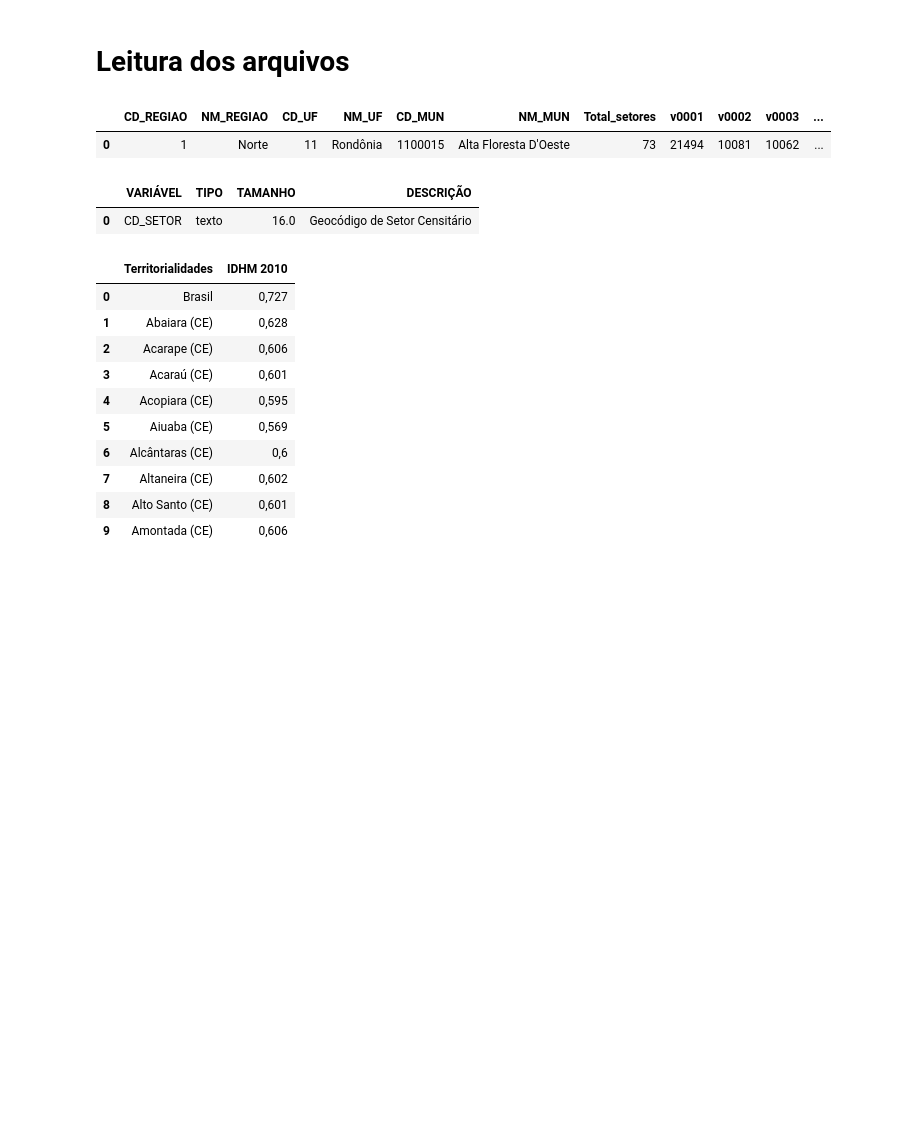
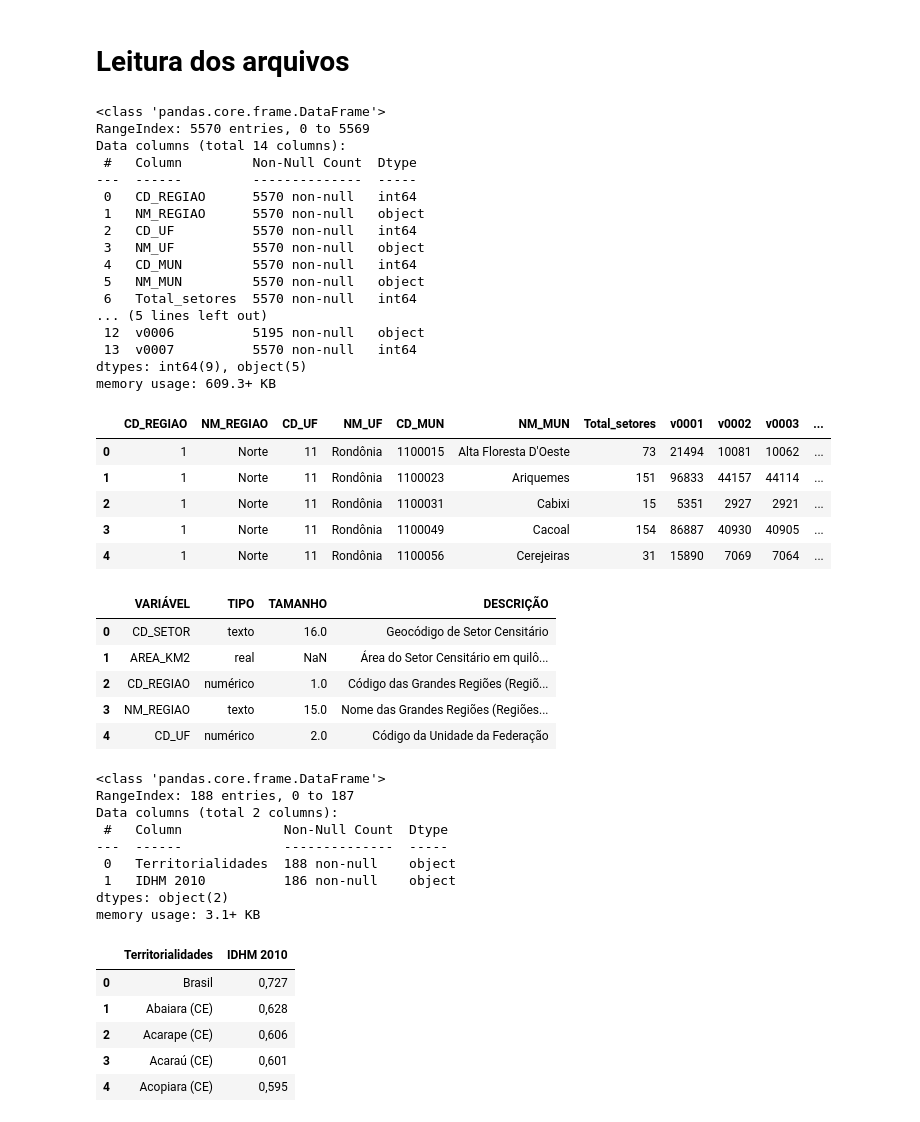
Before and after one commit to JoaoLucas23/BDG, a Jupyter notebook: tratamento_de_dados.ipynb, the cells around one changed output. Cells and saved outputs as stored; diff of their text form; code cells hidden in the pictures; blank space fills up the shorter version.

Commit message:
data exploeation

```diff
--- a/tratamento_de_dados.ipynb
+++ b/tratamento_de_dados.ipynb
@@ -5,30 +5,61 @@ import os
 # Leitura dos arquivos
 # %%
 df_censo = pd.read_csv('./dados/censo.csv', header=0, sep=';')
-df_censo.head(1)
+df_censo.info()
+df_censo.head(5)
 # %% [output]
+<class 'pandas.core.frame.DataFrame'>
+RangeIndex: 5570 entries, 0 to 5569
+Data columns (total 14 columns):
+ #   Column         Non-Null Count  Dtype
+---  ------         --------------  -----
+ 0   CD_REGIAO      5570 non-null   int64
+ 1   NM_REGIAO      5570 non-null   object
+ 2   CD_UF          5570 non-null   int64
+ 3   NM_UF          5570 non-null   object
+ 4   CD_MUN         5570 non-null   int64
+ 5   NM_MUN         5570 non-null   object
+ 6   Total_setores  5570 non-null   int64
+... (5 lines left out)
+ 12  v0006          5195 non-null   object
+ 13  v0007          5570 non-null   int64
+dtypes: int64(9), object(5)
+memory usage: 609.3+ KB
 |  | CD_REGIAO | NM_REGIAO | CD_UF | NM_UF | CD_MUN | NM_MUN | Total_setores | v0001 | v0002 | v0003 | ... |
 | 0 | 1 | Norte | 11 | Rondônia | 1100015 | Alta Floresta D'Oeste | 73 | 21494 | 10081 | 10062 | ... |
+| 1 | 1 | Norte | 11 | Rondônia | 1100023 | Ariquemes | 151 | 96833 | 44157 | 44114 | ... |
+| 2 | 1 | Norte | 11 | Rondônia | 1100031 | Cabixi | 15 | 5351 | 2927 | 2921 | ... |
+| 3 | 1 | Norte | 11 | Rondônia | 1100049 | Cacoal | 154 | 86887 | 40930 | 40905 | ... |
+| 4 | 1 | Norte | 11 | Rondônia | 1100056 | Cerejeiras | 31 | 15890 | 7069 | 7064 | ... |
 # %%
 df_dicionario = pd.read_csv('./dados/dicionario_censo_1.csv')
-df_dicionario.head(1)
+df_dicionario.head(5)
 # %% [output]
 |  | VARIÁVEL | TIPO | TAMANHO | DESCRIÇÃO |
 | 0 | CD_SETOR | texto | 16.0 | Geocódigo de Setor Censitário |
+| 1 | AREA_KM2 | real | NaN | Área do Setor Censitário em quilô... |
+| 2 | CD_REGIAO | numérico | 1.0 | Código das Grandes Regiões (Regiõ... |
+| 3 | NM_REGIAO | texto | 15.0 | Nome das Grandes Regiões (Regiões... |
+| 4 | CD_UF | numérico | 2.0 | Código da Unidade da Federação |
 # %%
 df_idh = pd.read_csv('./dados/idh.csv',header=0, sep=';')
-df_idh.head(10)
+df_idh.info()
+df_idh.head(5)
 # %% [output]
+<class 'pandas.core.frame.DataFrame'>
+RangeIndex: 188 entries, 0 to 187
+Data columns (total 2 columns):
+ #   Column             Non-Null Count  Dtype
+---  ------             --------------  -----
+ 0   Territorialidades  188 non-null    object
+ 1   IDHM 2010          186 non-null    object
+dtypes: object(2)
+memory usage: 3.1+ KB
 |  | Territorialidades | IDHM 2010 |
 | 0 | Brasil | 0,727 |
 | 1 | Abaiara (CE) | 0,628 |
 | 2 | Acarape (CE) | 0,606 |
 | 3 | Acaraú (CE) | 0,601 |
 | 4 | Acopiara (CE) | 0,595 |
-| 5 | Aiuaba (CE) | 0,569 |
-| 6 | Alcântaras (CE) | 0,6 |
-| 7 | Altaneira (CE) | 0,602 |
-| 8 | Alto Santo (CE) | 0,601 |
-| 9 | Amontada (CE) | 0,606 |
 # %%
 df_votos = pd.read_csv('./dados/votos.csv', encoding='latin1', header=0, sep=';')
```
Also changed, not shown: parts of 15 cells of this notebook, 2 other files.
